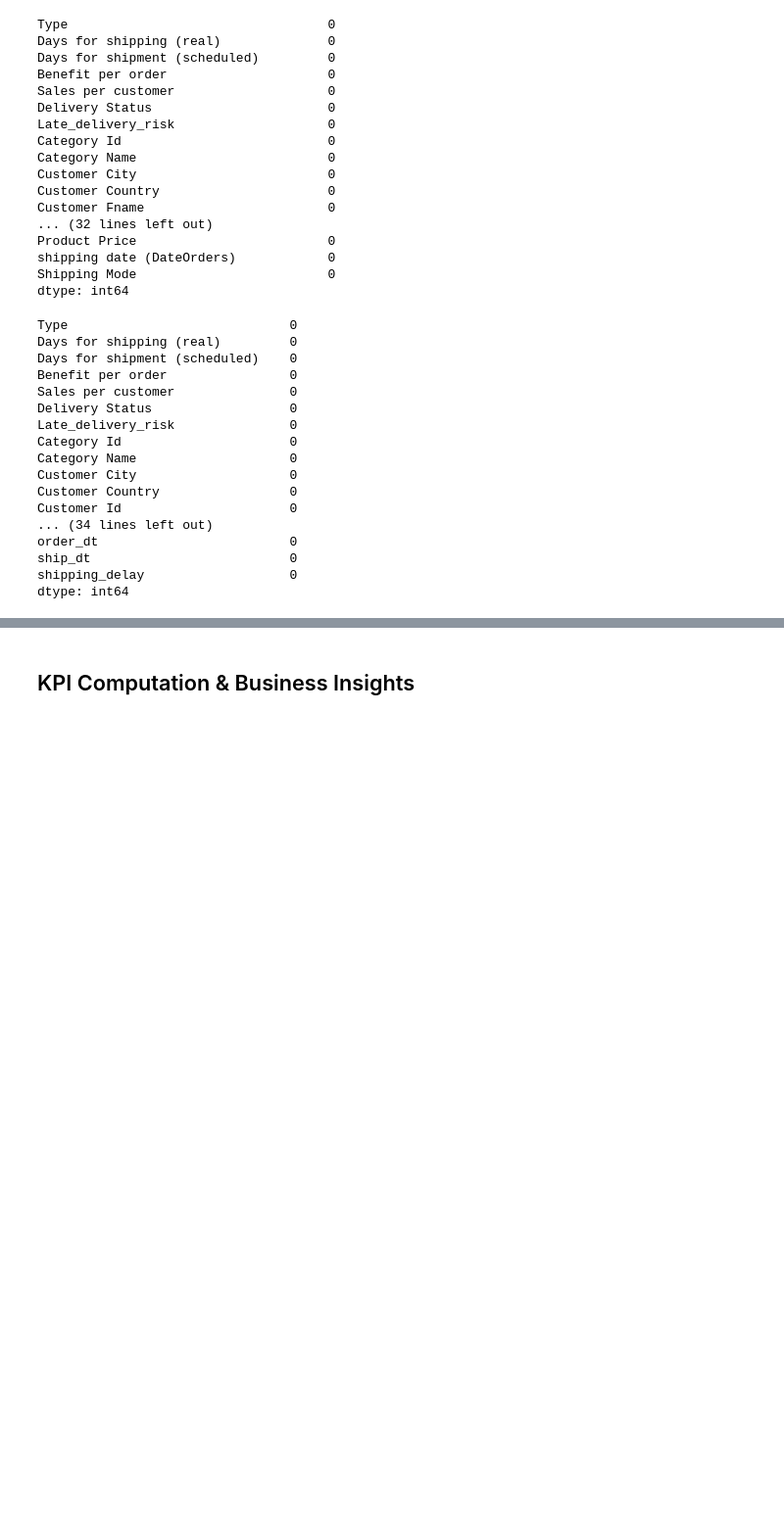
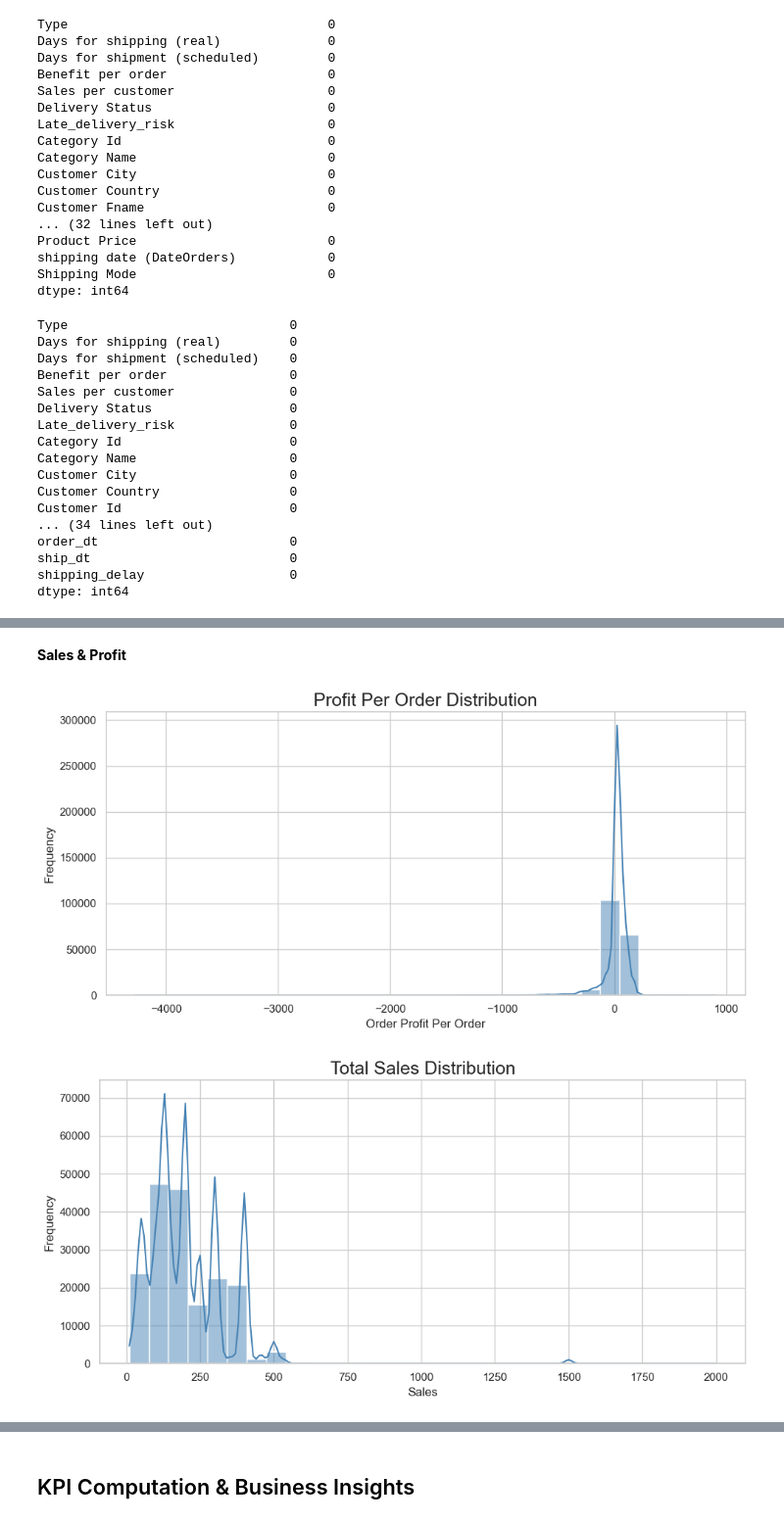
Before and after one commit to devkoustavdas/supply-chain-and-sales-analysis, a Jupyter notebook: Analysis.ipynb, the cells around one changed output, grey strips where cells are left out. Shown at 98% size. Saved outputs shown, nothing was run; the diff lists cells and outputs as text; code cells hidden in the pictures; blank space fills up the shorter version.

```diff
--- a/Analysis.ipynb
+++ b/Analysis.ipynb
@@ -128,0 +202,8 @@ dtype: int64
+# %% [markdown]
+**Sales & Profit**
+# %%
+quant_count("Order Profit Per Order", "Profit Per Order Distribution")
+quant_count("Sales", "Total Sales Distribution")
+# %% [output]
+[figure, added]
+[figure, added]
```
Also changed, not shown: parts of 37 cells of this notebook, 1 other file.
